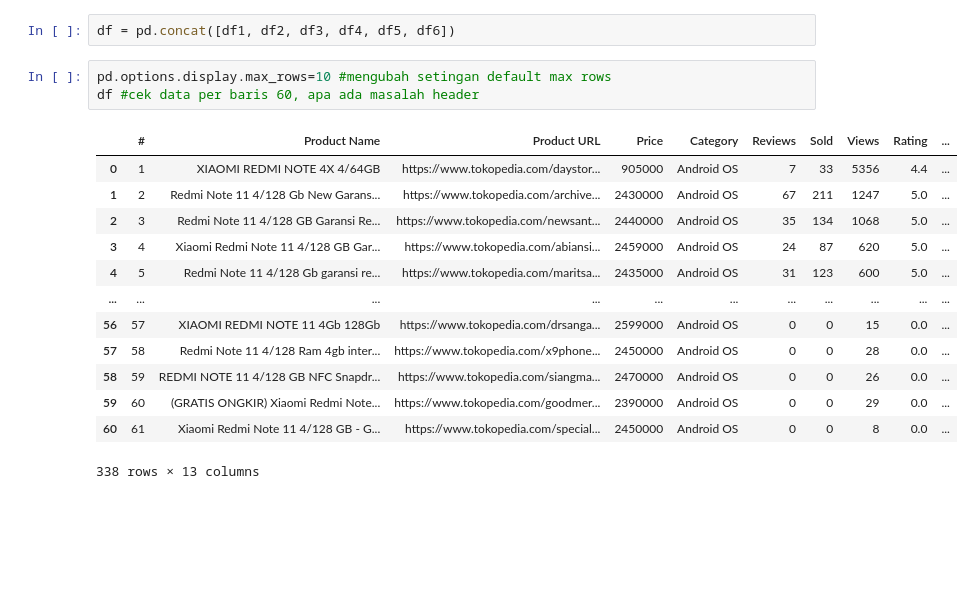
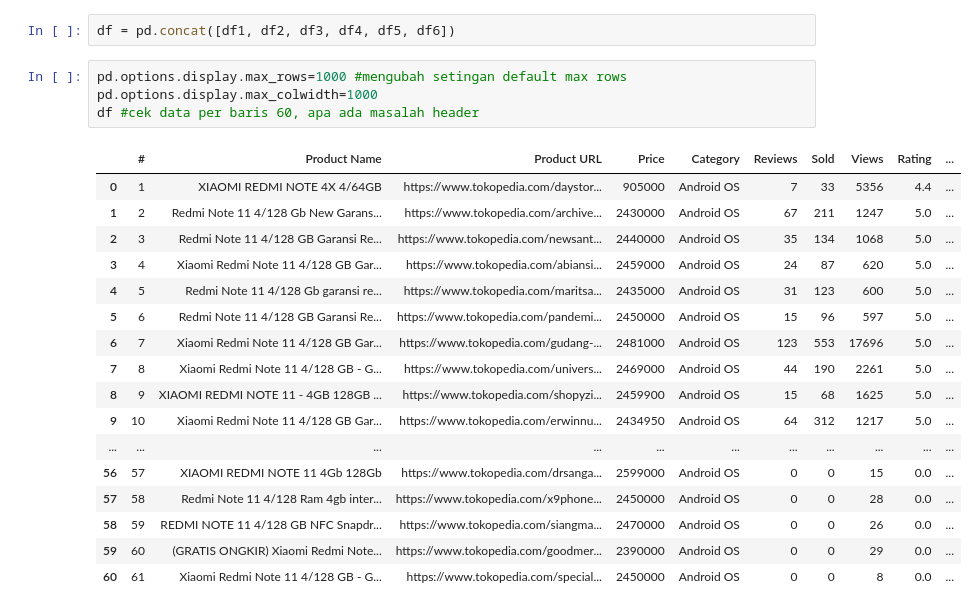
Before and after one commit to prasetyatf/EDA_RedmiNote11_tokped, a Jupyter notebook: analisis-renote11-4gb.ipynb, the cells around one changed output. Saved outputs shown, nothing was run; the diff lists cells and outputs as text; blank space fills up the shorter version.

```diff
--- a/analisis-renote11-4gb.ipynb
+++ b/analisis-renote11-4gb.ipynb
@@ -10,19 +10,24 @@ df6 = pd.read_csv("D:\Data Scrape Renote11\dataset-renot11\enam.csv")
 # %%
 df = pd.concat([df1, df2, df3, df4, df5, df6])
 # %%
-pd.options.display.max_rows=10 #mengubah setingan default max rows
+pd.options.display.max_rows=1000 #mengubah setingan default max rows
+pd.options.display.max_colwidth=1000
 df #cek data per baris 60, apa ada masalah header
 # %% [output]
 |  | # | Product Name | Product URL | Price | Category | Reviews | Sold | Views | Rating | ... |
 | 0 | 1 | XIAOMI REDMI NOTE 4X 4/64GB | https://www.tokopedia.com/daystor... | 905000 | Android OS | 7 | 33 | 5356 | 4.4 | ... |
 | 1 | 2 | Redmi Note 11 4/128 Gb New Garans... | https://www.tokopedia.com/archive... | 2430000 | Android OS | 67 | 211 | 1247 | 5.0 | ... |
 | 2 | 3 | Redmi Note 11 4/128 GB Garansi Re... | https://www.tokopedia.com/newsant... | 2440000 | Android OS | 35 | 134 | 1068 | 5.0 | ... |
 | 3 | 4 | Xiaomi Redmi Note 11 4/128 GB Gar... | https://www.tokopedia.com/abiansi... | 2459000 | Android OS | 24 | 87 | 620 | 5.0 | ... |
 | 4 | 5 | Redmi Note 11 4/128 Gb garansi re... | https://www.tokopedia.com/maritsa... | 2435000 | Android OS | 31 | 123 | 600 | 5.0 | ... |
+| 5 | 6 | Redmi Note 11 4/128 GB Garansi Re... | https://www.tokopedia.com/pandemi... | 2450000 | Android OS | 15 | 96 | 597 | 5.0 | ... |
+| 6 | 7 | Xiaomi Redmi Note 11 4/128 GB Gar... | https://www.tokopedia.com/gudang-... | 2481000 | Android OS | 123 | 553 | 17696 | 5.0 | ... |
+| 7 | 8 | Xiaomi Redmi Note 11 4/128 GB - G... | https://www.tokopedia.com/univers... | 2469000 | Android OS | 44 | 190 | 2261 | 5.0 | ... |
+| 8 | 9 | XIAOMI REDMI NOTE 11 - 4GB 128GB ... | https://www.tokopedia.com/shopyzi... | 2459900 | Android OS | 15 | 68 | 1625 | 5.0 | ... |
+| 9 | 10 | Xiaomi Redmi Note 11 4/128 GB Gar... | https://www.tokopedia.com/erwinnu... | 2434950 | Android OS | 64 | 312 | 1217 | 5.0 | ... |
 | ... | ... | ... | ... | ... | ... | ... | ... | ... | ... | ... |
 | 56 | 57 | XIAOMI REDMI NOTE 11 4Gb 128Gb | https://www.tokopedia.com/drsanga... | 2599000 | Android OS | 0 | 0 | 15 | 0.0 | ... |
 | 57 | 58 | Redmi Note 11 4/128 Ram 4gb inter... | https://www.tokopedia.com/x9phone... | 2450000 | Android OS | 0 | 0 | 28 | 0.0 | ... |
 | 58 | 59 | REDMI NOTE 11 4/128 GB NFC Snapdr... | https://www.tokopedia.com/siangma... | 2470000 | Android OS | 0 | 0 | 26 | 0.0 | ... |
 | 59 | 60 | (GRATIS ONGKIR) Xiaomi Redmi Note... | https://www.tokopedia.com/goodmer... | 2390000 | Android OS | 0 | 0 | 29 | 0.0 | ... |
 | 60 | 61 | Xiaomi Redmi Note 11 4/128 GB - G... | https://www.tokopedia.com/special... | 2450000 | Android OS | 0 | 0 | 8 | 0.0 | ... |
-338 rows × 13 columns
```
Also changed, not shown: parts of 16 cells of this notebook.
